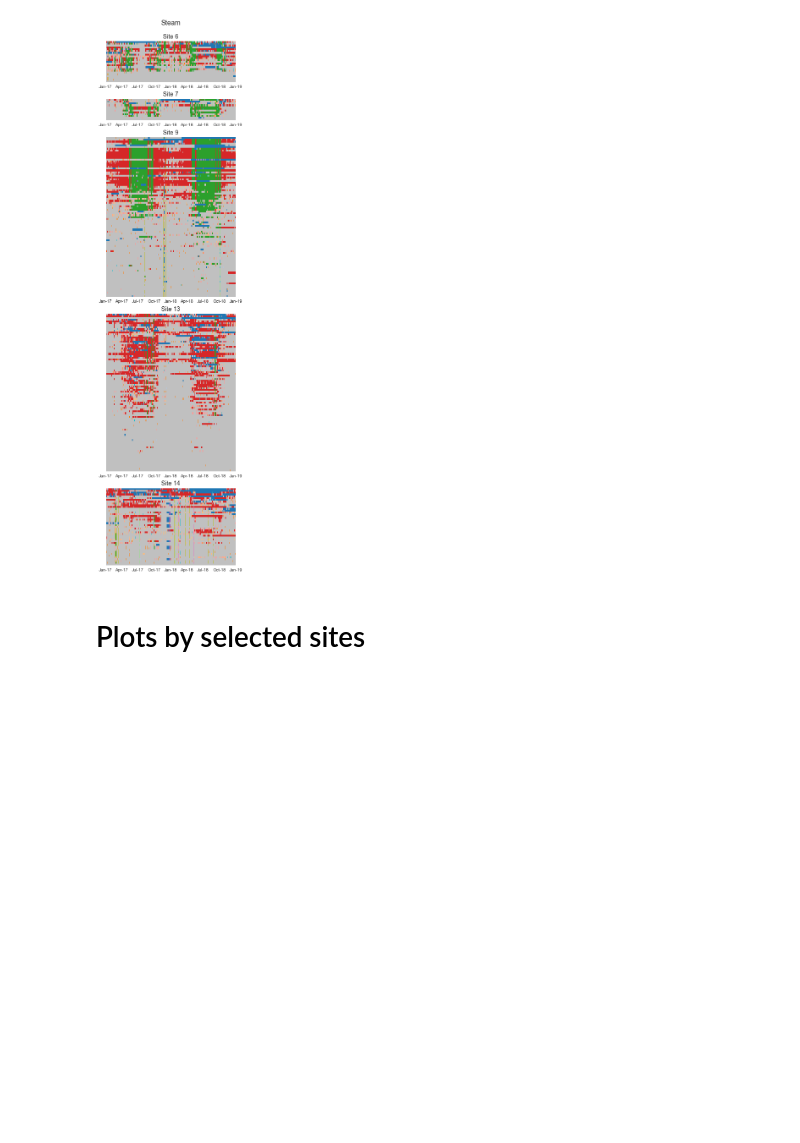
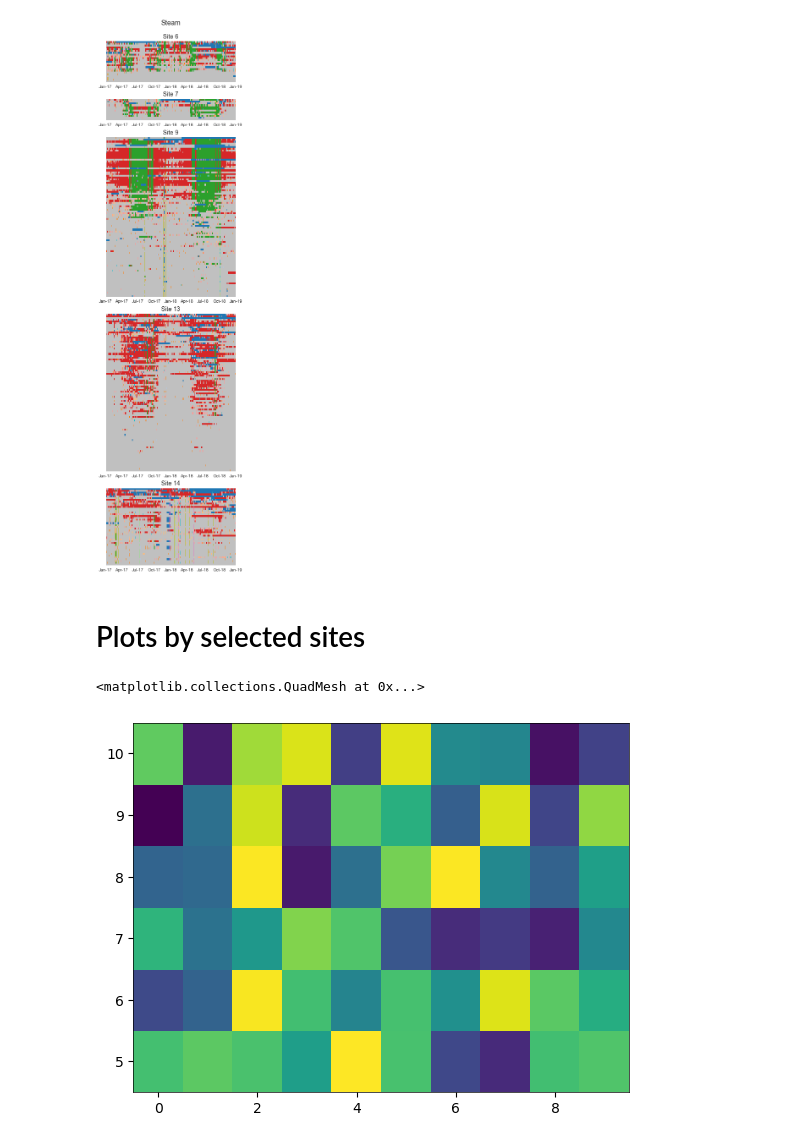
Before and after one commit to buds-lab/ashrae-great-energy-predictor-3-error-analysis, a Jupyter notebook: notebooks/07_plots-errors-heatmap.ipynb, the cells around one changed output. Saved outputs shown, nothing was run; the diff lists cells and outputs as text; code cells hidden in the pictures; blank space fills up the shorter version.

```diff
--- a/notebooks/07_plots-errors-heatmap.ipynb
+++ b/notebooks/07_plots-errors-heatmap.ipynb
@@ -379,6 +380,20 @@ def sites_to_plot(meter):
         sites = [1,10,14]
 
     return sites
+# %%
+mpl.style.use('default')
+mpl.rcParams['axes.linewidth'] = 0.5
+
+np.random.seed(19680801)
+Z = np.random.rand(6, 10)
+x = np.arange(-0.5, 10, 1)  # len = 11
+y = np.arange(4.5, 11, 1)  # len = 7
+
+fig, ax = plt.subplots()
+ax.pcolormesh(x, y, Z)
+# %% [output]
+<matplotlib.collections.QuadMesh at 0x...>
+[figure, added]
 # %%
 meters = ["electricity","chilledwater","hotwater","steam"]
 #meters = ["steam"]
```
Also changed, not shown: parts of 7 cells of this notebook, 1 other file.
